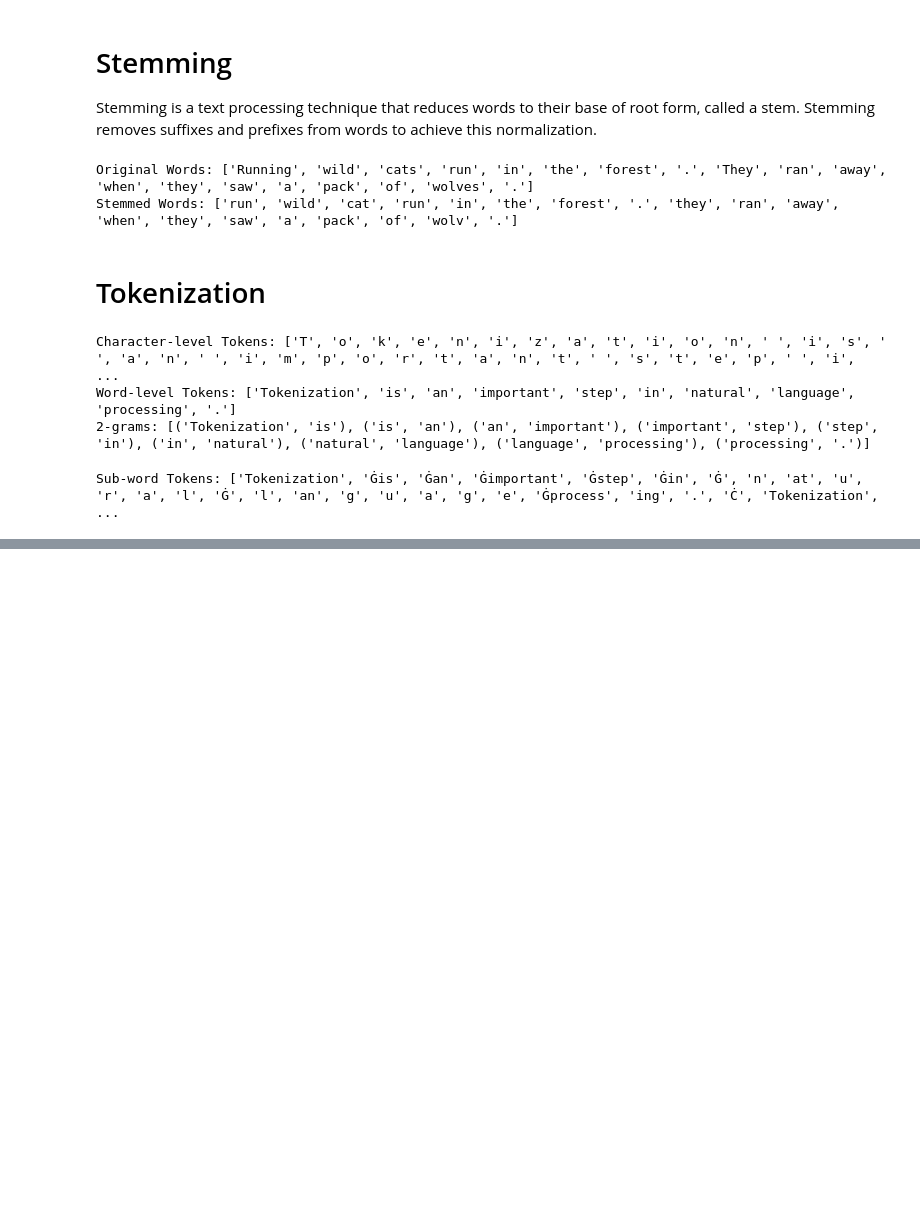
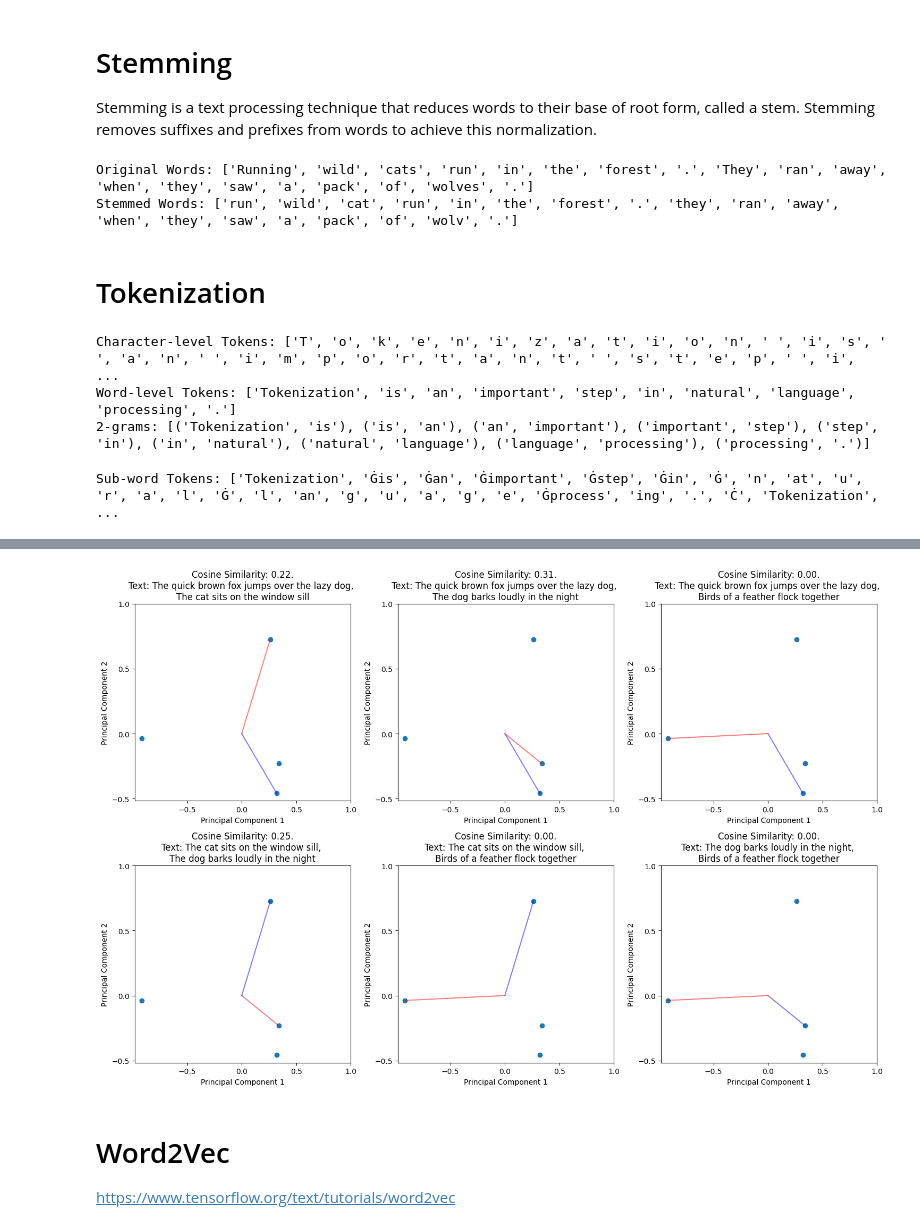
Before and after one commit to pm012/DataScience_sandbox, a Jupyter notebook: notebooks/module12/module_12_1_NLP.ipynb, the cells around one changed output, grey strips where cells are left out. Cells and saved outputs as stored; diff of their text form; code cells hidden in the pictures; blank space fills up the shorter version.

```diff
--- a/notebooks/module12/module_12_1_NLP.ipynb
+++ b/notebooks/module12/module_12_1_NLP.ipynb
@@ -111,0 +515,59 @@ len(tokenizer.get_vocab())
+# %%
+import numpy as np
+import matplotlib.pyplot as plt
+from sklearn.feature_extraction.text import TfidfVectorizer
+from sklearn.decomposition import PCA
+from sklearn.metrics.pairwise import cosine_similarity
+
+# Sample corpus
+corpus = [
+    "The quick brown fox jumps over the lazy dog",
+    "The cat sits on the window sill",
+    "The dog barks loudly in the night",
+    "Birds of a feather flock together",
+]
+
+# Initialize TF-IDF Vectorizer
+tfidf_vectorizer = TfidfVectorizer()
+
+# Fit and transform the corpus
+tfidf_matrix = tfidf_vectorizer.fit_transform(corpus)
+
+# Convert TF-IDF matrix to dense array for PCA
+tfidf_matrix_dense = tfidf_matrix.toarray()
+
+# Compute cosine similarity matrix
+cos_sim = cosine_similarity(tfidf_matrix_dense)
+
+# Perform PCA to reduce dimensionality to 2D
+pca = PCA(n_components=2)
+tfidf_matrix_pca = pca.fit_transform(tfidf_matrix_dense)
+
+# Plotting the reduced vectors
+num_pairs = len(corpus) * (len(corpus) - 1) // 2
+plt.figure(figsize=(15, 10))
+subplot_index = 1
+for i in range(len(corpus)):
+    for j in range(i + 1, len(corpus)):
+        plt.subplot(2, num_pairs//2, subplot_index)
+        plt.scatter(tfidf_matrix_pca[:, 0], tfidf_matrix_pca[:, 1])
+        plt.plot([ 0, tfidf_matrix_pca[i, 0]],
+                 [0, tfidf_matrix_pca[i, 1]],
+                 linestyle='-', color='blue', alpha=0.5)
+        plt.plot([ 0, tfidf_matrix_pca[j, 0]],
+                 [0, tfidf_matrix_pca[j, 1]],
+                 linestyle='-', color='red', alpha=0.5)
+        plt.xlabel('Principal Component 1')
+        plt.ylabel('Principal Component 2')
+        plt.title(f'Cosine Similarity: {cos_sim[i,j]:.2f}.\nText: {corpus[i]}, \n{corpus[j]}')
+
+        plt.xticks(np.arange(-0.5, 1.5, 0.5))
+        plt.yticks(np.arange(-0.5, 1.5, 0.5))
+        subplot_index += 1
+plt.tight_layout()
+plt.show()
+# %% [output]
+[figure, added]
+# %% [markdown]
+# Word2Vec
+https://www.tensorflow.org/text/tutorials/word2vec
```
Also changed, not shown: parts of 23 cells of this notebook, 1 other file.
